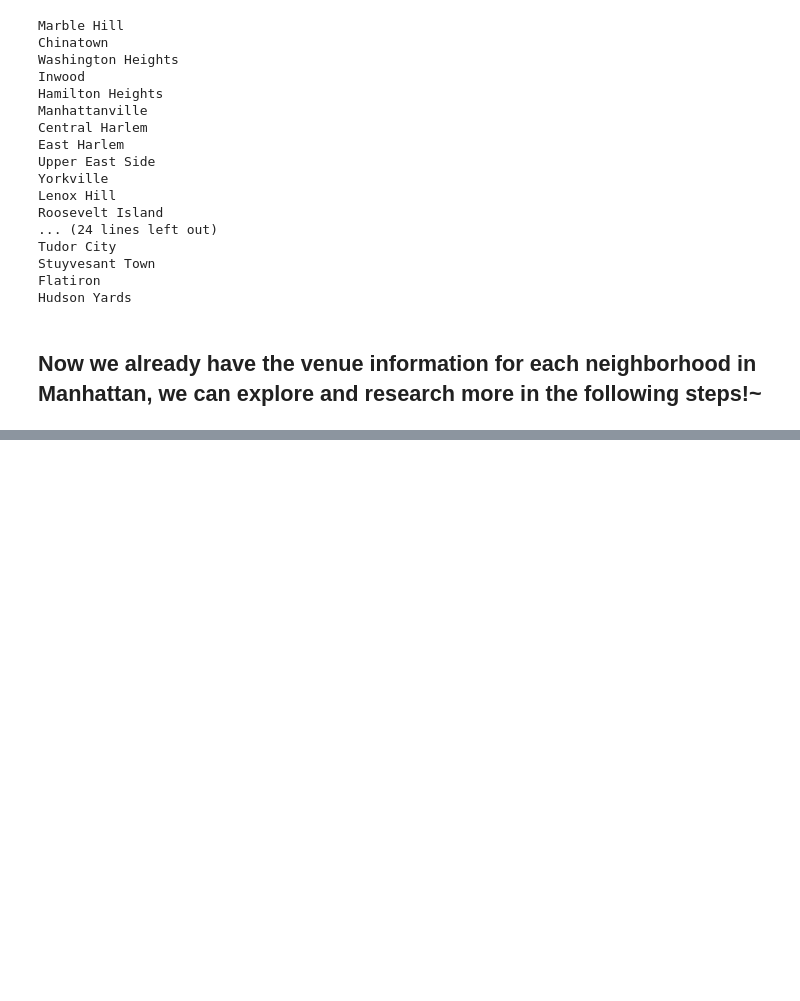
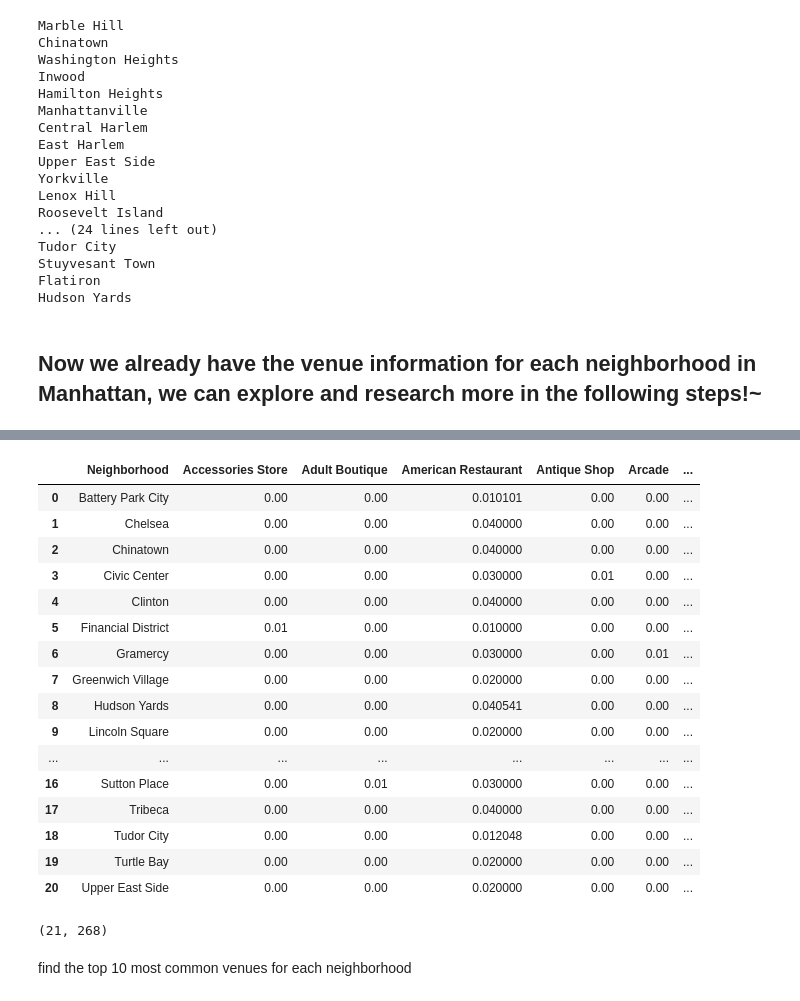
Before and after one commit to xjliting/Coursera-capstone-project, a Jupyter notebook: Capstone project notebook 5.ipynb, the cells around one changed output, grey strips where cells are left out. Saved outputs shown, nothing was run; the diff lists cells and outputs as text; code cells hidden in the pictures; blank space fills up the shorter version.

```diff
--- a/Capstone project notebook 5.ipynb
+++ b/Capstone project notebook 5.ipynb
@@ -206,0 +249,6 @@ Hudson Yards
+# %%
+#check how many hotel each neighborhood has
+Hotel_count=manhattan_venues[manhattan_venues['Venue Category']=="Hotel"].groupby('Neighborhood').count()[['Venue']]
+Hotel_count.rename(columns={"Venue": "hotel_count"},inplace=True)
+Hotel_count.reset_index(inplace=True)
+Hotel_count
@@ -206,0 +275,3 @@ Hudson Yards
+# %%
+manhattan_venues=pd.merge(manhattan_venues, Hotel_count[['Neighborhood']], how='inner', on='Neighborhood')
+manhattan_venues.shape
@@ -206,0 +280,12 @@ Hudson Yards
+# %%
+# one hot encoding
+manhattan_onehot = pd.get_dummies(manhattan_venues[['Venue Category']], prefix="", prefix_sep="")
+
+# add neighborhood column back to dataframe
+manhattan_onehot['Neighborhood'] = manhattan_venues['Neighborhood']
+
+# move neighborhood column to the first column
+fixed_columns = [manhattan_onehot.columns[-1]] + list(manhattan_onehot.columns[:-1])
+manhattan_onehot = manhattan_onehot[fixed_columns]
+
+manhattan_onehot.head()
@@ -206,0 +299,27 @@ Hudson Yards
+# %%
+manhattan_grouped = manhattan_onehot.groupby('Neighborhood').mean().reset_index()
+manhattan_grouped
+# %% [output]
+|  | Neighborhood | Accessories Store | Adult Boutique | American Restaurant | Antique Shop | Arcade | ... |
+| 0 | Battery Park City | 0.00 | 0.00 | 0.010101 | 0.00 | 0.00 | ... |
+| 1 | Chelsea | 0.00 | 0.00 | 0.040000 | 0.00 | 0.00 | ... |
+| 2 | Chinatown | 0.00 | 0.00 | 0.040000 | 0.00 | 0.00 | ... |
+| 3 | Civic Center | 0.00 | 0.00 | 0.030000 | 0.01 | 0.00 | ... |
+| 4 | Clinton | 0.00 | 0.00 | 0.040000 | 0.00 | 0.00 | ... |
+| 5 | Financial District | 0.01 | 0.00 | 0.010000 | 0.00 | 0.00 | ... |
+| 6 | Gramercy | 0.00 | 0.00 | 0.030000 | 0.00 | 0.01 | ... |
+| 7 | Greenwich Village | 0.00 | 0.00 | 0.020000 | 0.00 | 0.00 | ... |
+| 8 | Hudson Yards | 0.00 | 0.00 | 0.040541 | 0.00 | 0.00 | ... |
+| 9 | Lincoln Square | 0.00 | 0.00 | 0.020000 | 0.00 | 0.00 | ... |
+| ... | ... | ... | ... | ... | ... | ... | ... |
+| 16 | Sutton Place | 0.00 | 0.01 | 0.030000 | 0.00 | 0.00 | ... |
+| 17 | Tribeca | 0.00 | 0.00 | 0.040000 | 0.00 | 0.00 | ... |
+| 18 | Tudor City | 0.00 | 0.00 | 0.012048 | 0.00 | 0.00 | ... |
+| 19 | Turtle Bay | 0.00 | 0.00 | 0.020000 | 0.00 | 0.00 | ... |
+| 20 | Upper East Side | 0.00 | 0.00 | 0.020000 | 0.00 | 0.00 | ... |
+# %%
+manhattan_grouped.shape
+# %% [output]
+(21, 268)
+# %% [markdown]
+find the top 10 most common venues for each neighborhood
```
Also changed, not shown: parts of 29 cells of this notebook.
